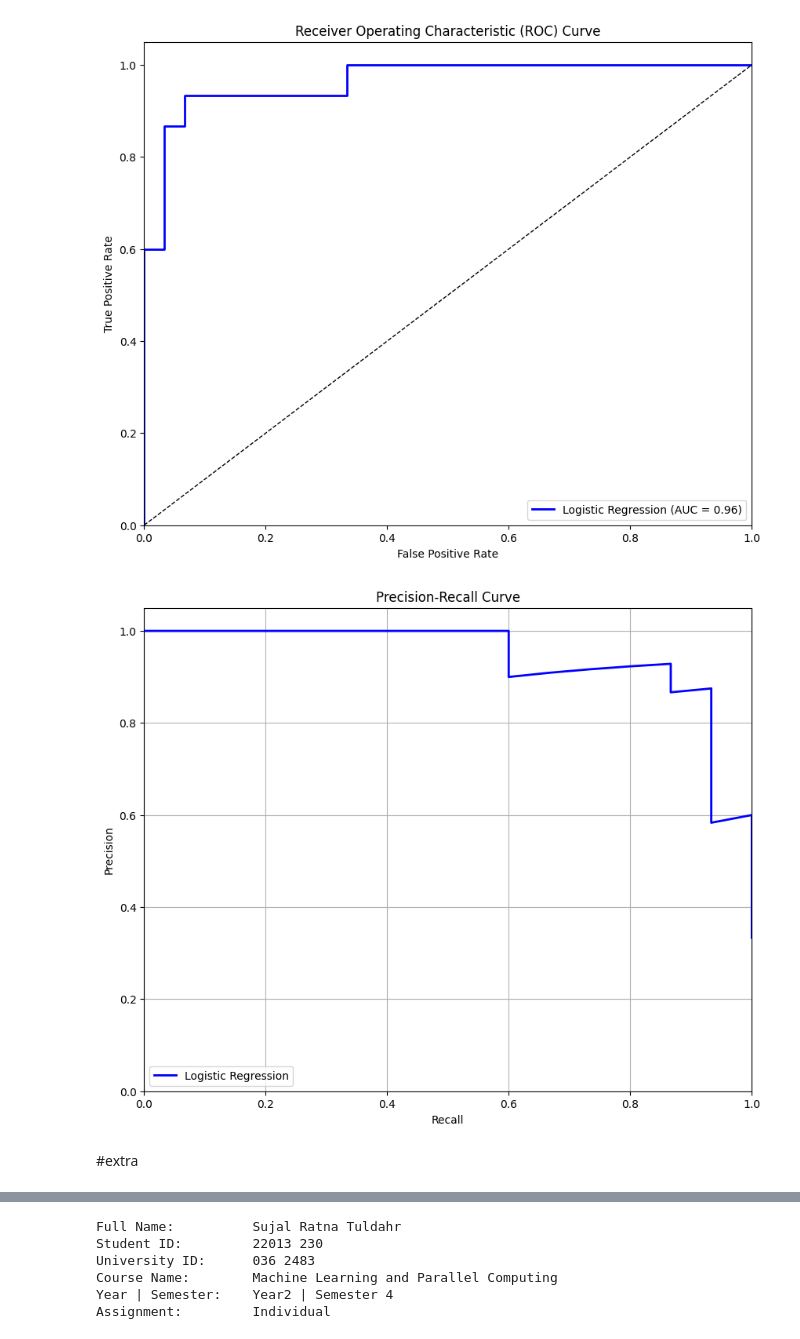
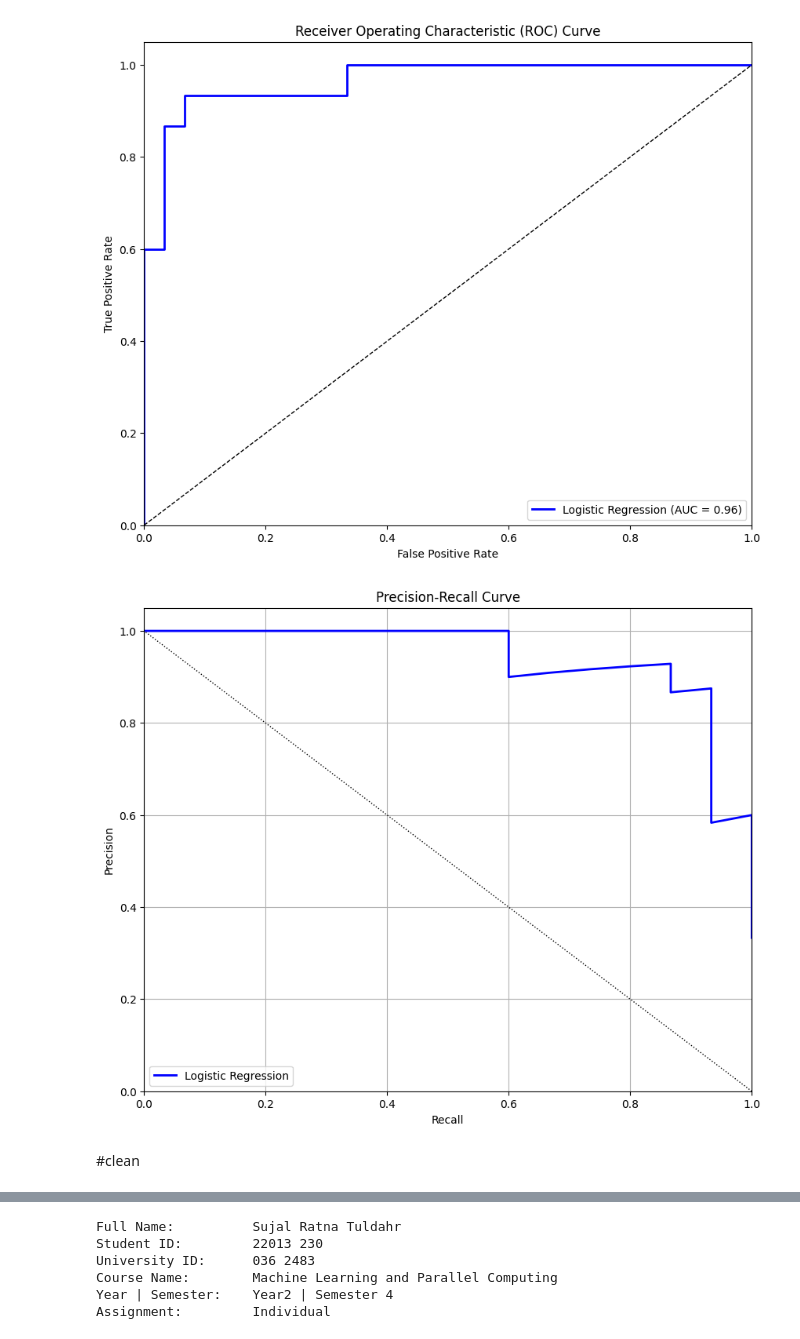
Before and after one commit to TSZJHLR/Machine_Learning-and-Parallel_Computing_with_Python-in-Colaboratory, a Jupyter notebook: Data_Analysis_with_Python.ipynb, the cells around one changed output, grey strips where cells are left out. Drawn from its saved outputs; the diff is of its cells as text; code cells hidden in the pictures.

```diff
--- a/Data_Analysis_with_Python.ipynb
+++ b/Data_Analysis_with_Python.ipynb
@@ -420,8 +423,8 @@ Total Disctrict:  75
 # %% [markdown]
 #checking dataframe
 # %%
-df_district = pd.read_csv('/content/drive/MyDrive/mlpc/csv_files/all_district.csv')
-df_region = pd.read_csv('/content/drive/MyDrive/mlpc/csv_files/all_region.csv')
+df_district = pd.read_csv('/content/drive/MyDrive/mlpc/csv_files/clean/all_district.csv')
+df_region = pd.read_csv('/content/drive/MyDrive/mlpc/csv_files/clean/all_region.csv')
 # %%
 display(df_district)
 # %% [output]
@@ -1287,19 +1348,20 @@ plt.show()
 # %%
 #precesiona and recall value
 precision_lr, recall_lr, _ = precision_recall_curve(y_test_bin.ravel(), logistic_scores.ravel())
 
 #precisiono-recall curve
 plt.figure(figsize=(10, 8))
 plt.plot(recall_lr, precision_lr, color='blue', lw=2, label='Logistic Regression')
 plt.xlabel('Recall')
 plt.ylabel('Precision')
 plt.title('Precision-Recall Curve')
 plt.legend(loc='lower left')
+plt.plot([1, 0], [0, 1], color='black', lw=1, linestyle=':')
 plt.grid(True)
 plt.xlim([0.0, 1.0])
 plt.ylim([0.0, 1.05])
 plt.show()
 # %% [output]
-[figure, old version]
+[figure, new version]
 # %% [markdown]
-#extra
+#clean
```
Also changed, not shown: parts of 29 cells of this notebook.
